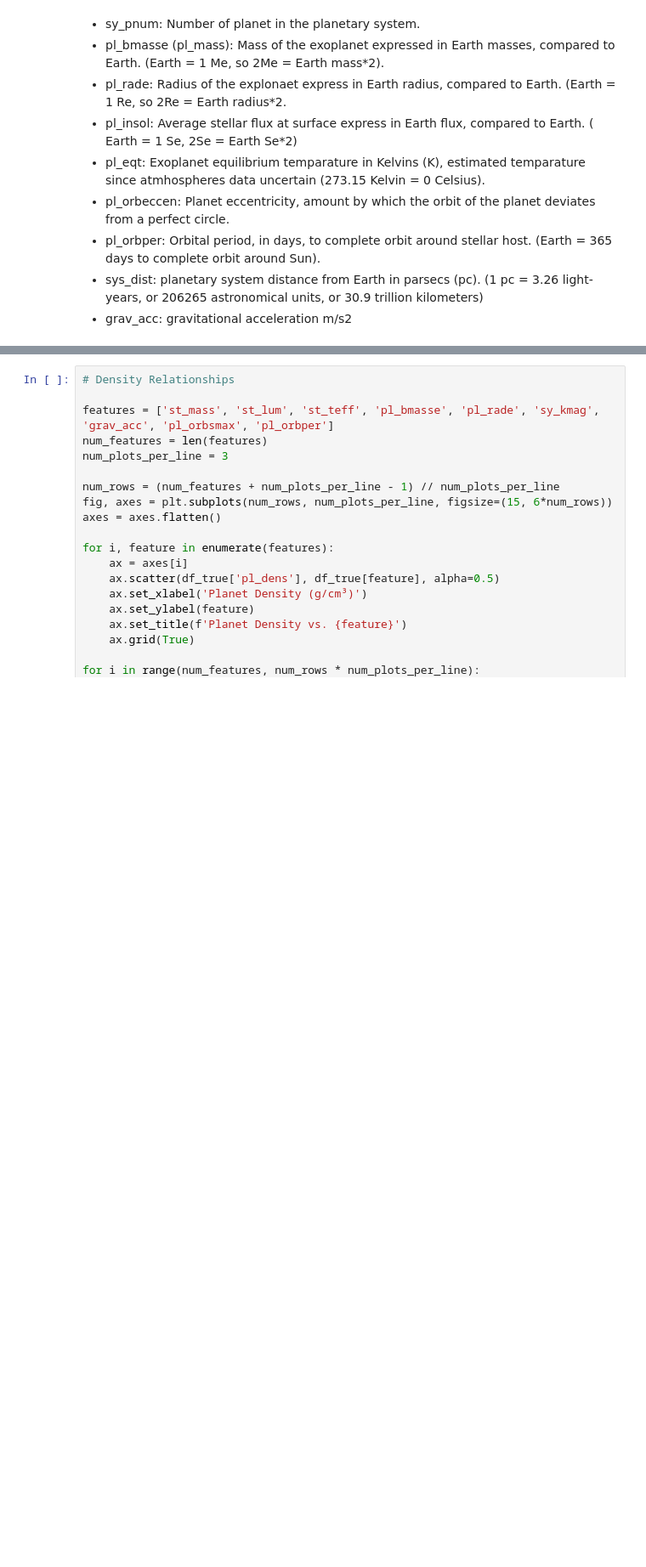
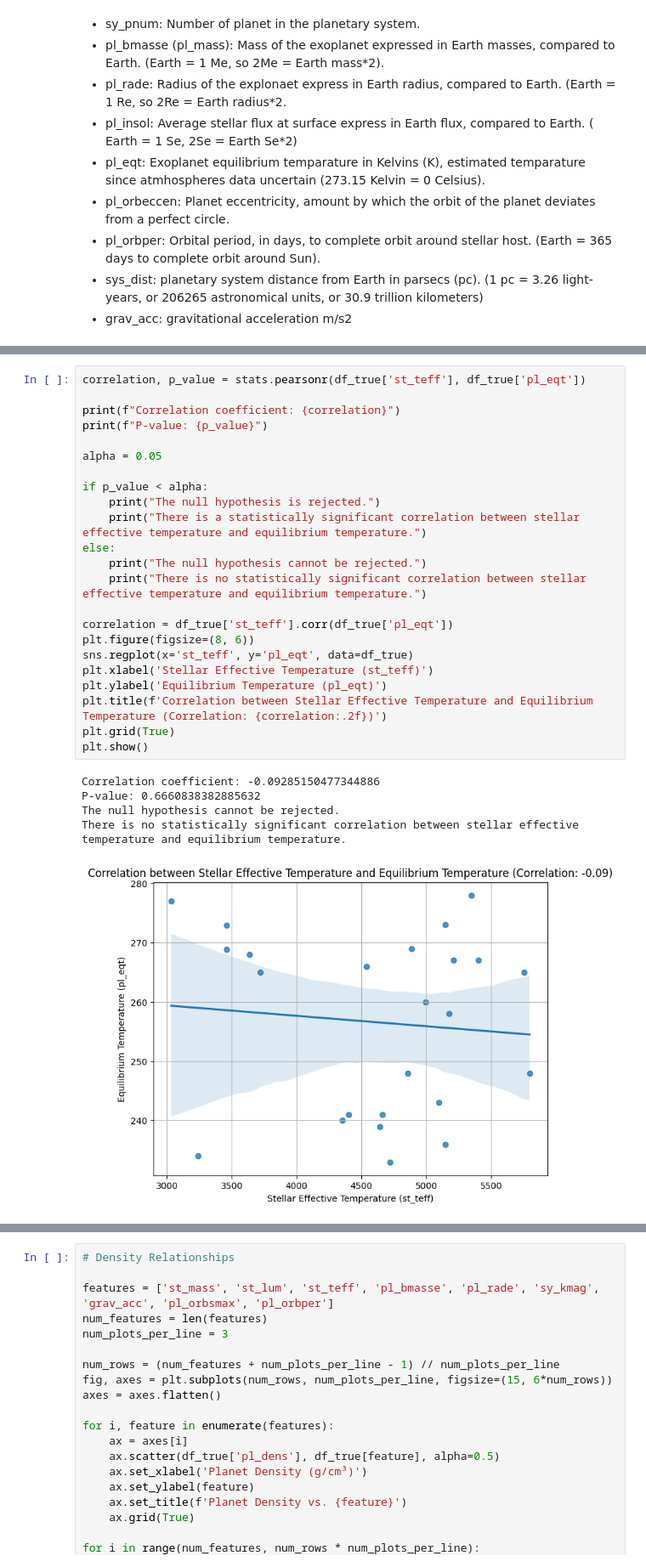
Before and after one commit to Conradium/habitable-exoplanets, a Jupyter notebook: habitable_planets.ipynb, the cells around one changed output, grey strips where cells are left out. Shown at 85% size. Saved outputs shown, nothing was run; the diff lists cells and outputs as text; blank space fills up the shorter version.

```diff
--- a/habitable_planets.ipynb
+++ b/habitable_planets.ipynb
@@ -586,6 +644,35 @@ fig.update_traces(marker=dict(size=10), textfont=dict(size=10))
 fig.show()
 # %% [output]
 [interactive output not drawn]
+# %%
+correlation, p_value = stats.pearsonr(df_true['st_teff'], df_true['pl_eqt'])
+
+print(f"Correlation coefficient: {correlation}")
+print(f"P-value: {p_value}")
+
+alpha = 0.05
+
+if p_value < alpha:
+    print("The null hypothesis is rejected.")
+    print("There is a statistically significant correlation between stellar effective temperature and equilibrium temperature.")
+else:
+    print("The null hypothesis cannot be rejected.")
+    print("There is no statistically significant correlation between stellar effective temperature and equilibrium temperature.")
+
+correlation = df_true['st_teff'].corr(df_true['pl_eqt'])
+plt.figure(figsize=(8, 6))
+sns.regplot(x='st_teff', y='pl_eqt', data=df_true)
+plt.xlabel('Stellar Effective Temperature (st_teff)')
+plt.ylabel('Equilibrium Temperature (pl_eqt)')
+plt.title(f'Correlation between Stellar Effective Temperature and Equilibrium Temperature (Correlation: {correlation:.2f})')
+plt.grid(True)
+plt.show()
+# %% [output]
+Correlation coefficient: -0.09285150477344886
+P-value: 0.6660838382885632
+The null hypothesis cannot be rejected.
+There is no statistically significant correlation between stellar effective temperature and equilibrium temperature.
+[figure, added]
 # %%
 st_mass = df_true['st_mass']
 st_teff = df_true['st_teff']
```
Also changed, not shown: parts of 16 cells of this notebook, 1 other file.
